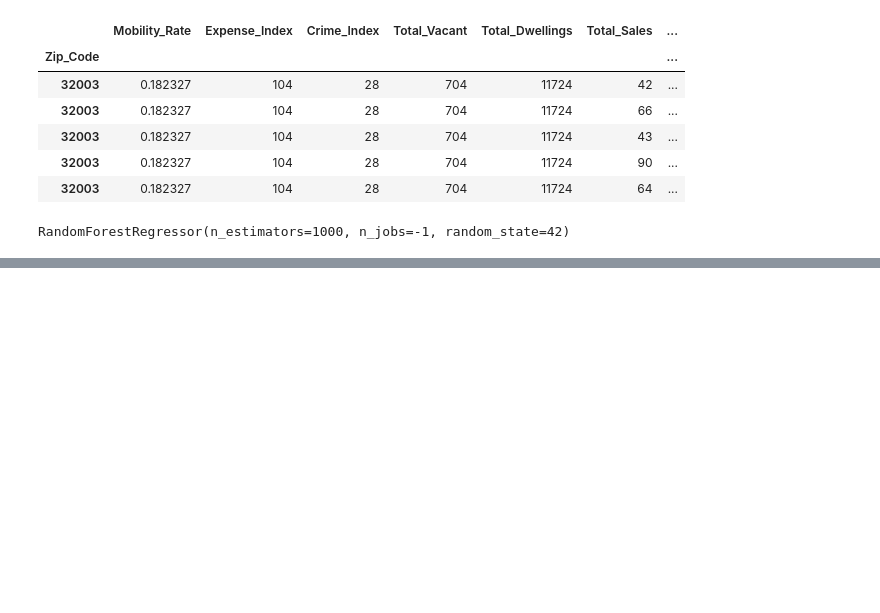
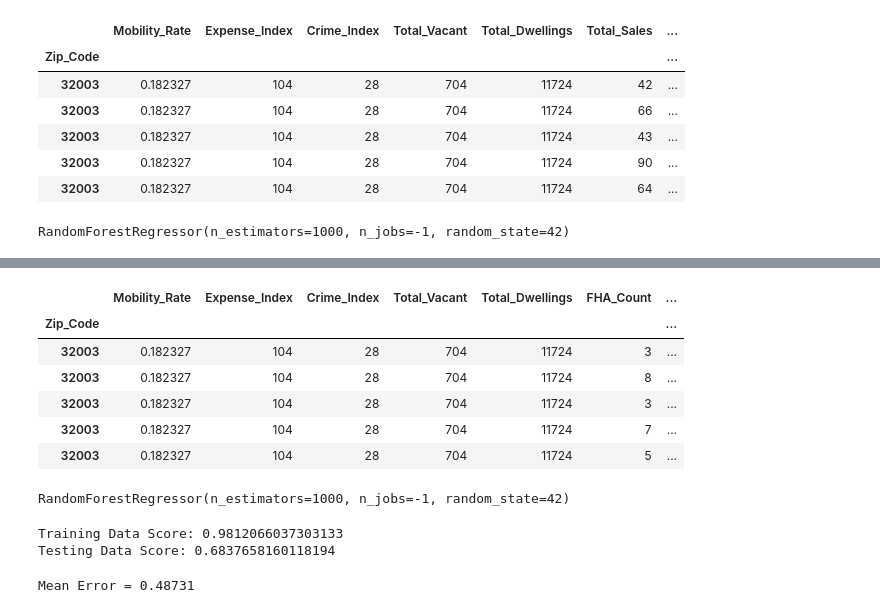
Before and after one commit to FinalProject-2021/Housing_Valuation, a Jupyter notebook: random_forest_regressor_am.ipynb, the cells around one changed output, grey strips where cells are left out. Drawn from its saved outputs; the diff is of its cells as text; code cells hidden in the pictures; blank space fills up the shorter version.

```diff
--- a/random_forest_regressor_am.ipynb
+++ b/random_forest_regressor_am.ipynb
@@ -296,0 +306,33 @@ ValueError: Number of features of the model must match the input. Model n_featur
+# %%
+ts_y_train= training['Total_Sales'].values
+
+ts_X_train = training.drop(columns='Total_Sales')
+
+ts_train_names = ts_X_train.columns
+
+ts_X_train.head()
+# %% [output]
+|  | Mobility_Rate | Expense_Index | Crime_Index | Total_Vacant | Total_Dwellings | FHA_Count | ... |
+| Zip_Code |  |  |  |  |  |  | ... |
+| 32003 | 0.182327 | 104 | 28 | 704 | 11724 | 3 | ... |
+| 32003 | 0.182327 | 104 | 28 | 704 | 11724 | 8 | ... |
+| 32003 | 0.182327 | 104 | 28 | 704 | 11724 | 3 | ... |
+| 32003 | 0.182327 | 104 | 28 | 704 | 11724 | 7 | ... |
+| 32003 | 0.182327 | 104 | 28 | 704 | 11724 | 5 | ... |
+# %%
+rf_regr_3 = RandomForestRegressor(n_estimators=1000, n_jobs=-1, random_state=42)
+rf_regr_3.fit(ts_X_train, ts_y_train)
+# %% [output]
+RandomForestRegressor(n_estimators=1000, n_jobs=-1, random_state=42)
+# %%
+print(f"Training Data Score: {rf_regr_3.score(ts_X_train, ts_y_train)}")
+print(f"Testing Data Score: {rf_regr_3.score(ts_X_test, ts_y_test)}")
+# %% [output]
+Training Data Score: 0.9812066037303133
+Testing Data Score: 0.6837658160118194
+# %%
+rf_pred_ts = rf_regr_3.predict(ts_X_test)
+
+print('Mean Error = %.5f' % np.sqrt(mean_squared_log_error(ts_y_test, rf_pred_ts)))
+# %% [output]
+Mean Error = 0.48731
```
Also changed, not shown: parts of 7 cells of this notebook.
